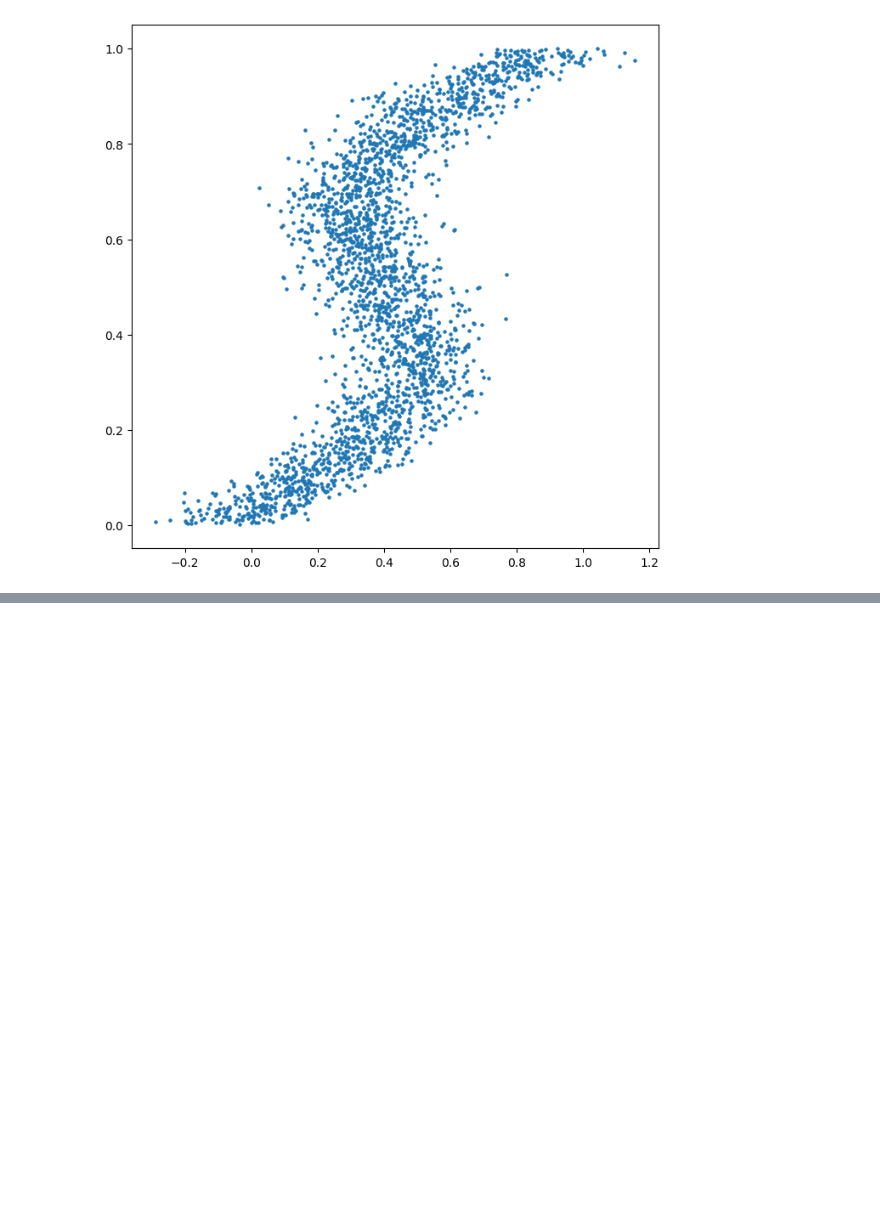
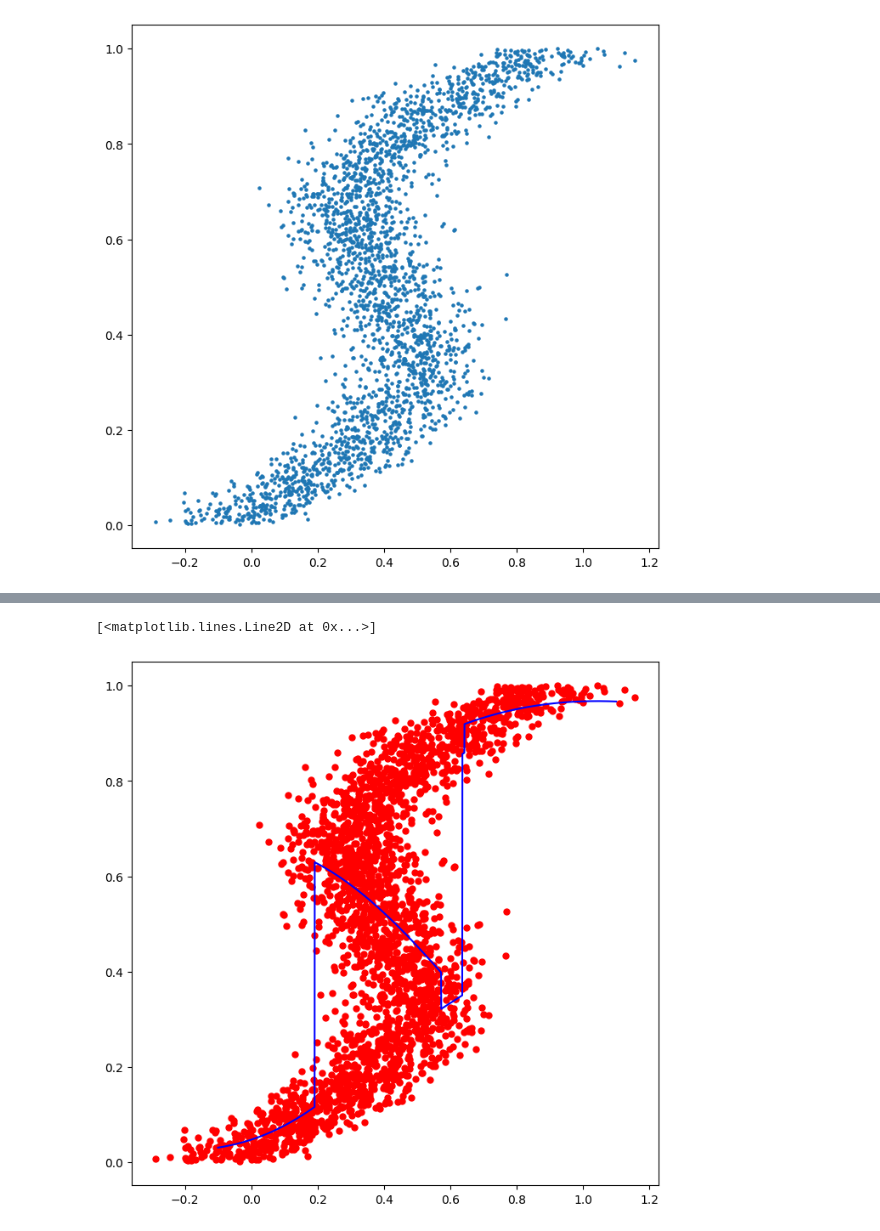
Before and after one commit to htjb/mixture-density-networks, a Jupyter notebook: tutorial.ipynb, the cells around one changed output, grey strips where cells are left out. Saved outputs shown, nothing was run; the diff lists cells and outputs as text; code cells hidden in the pictures; blank space fills up the shorter version.

```diff
--- a/tutorial.ipynb
+++ b/tutorial.ipynb
@@ -159,0 +235,41 @@ Need
+# %%
+def sample_mode(pi, sigmasq, mu):
+    # sample most probable mixture
+    n, k = pi.shape
+    _, kt = mu.shape
+    t = int(kt/k)
+    _, max_component = torch.max(pi, 1) # mixture with the largest probability
+    out = Variable(torch.zeros(n, t))
+    for i in range(n):
+        for j in range(t):
+            out[i, j] = mu[i, max_component[i]*t + j]
+    return out
+
+def sample_preds(pi, sigmasq, mu, samples=10):
+    N, K = pi.shape
+    _, KT = mu.shape
+    T = int(KT/K)
+    out = Variable(torch.zeros(N, samples, T))
+    for i in range(N):
+        for j in range(samples):
+            u = np.random.uniform()
+            prob_sum = 0
+            for k in range(K):
+                prob_sum += pi.data[i, k]
+                if u < prob_sum:
+                    for t in range(T):
+                        out[i, j, t] = np.random.normal(mu.data[i, k*T + t], np.sqrt(sigmasq.data[i, k]))
+                    break
+    return out
+
+# samples
+pi, sigmasq, mu = forward(Variable(torch.from_numpy(x_test)))
+cond_mode = sample_mode(pi, sigmasq, mu)
+pred = sample_preds(pi, sigmasq, mu, samples=10)
+
+fig = plt.figure()
+plt.plot(x_train_inv, y_train_inv, 'ro', markersize=5)
+plt.plot(x_test, cond_mode.data.numpy(), 'b')
+# %% [output]
+[<matplotlib.lines.Line2D at 0x...>]
+[figure, added]
```
Also changed, not shown: parts of 9 cells of this notebook.
